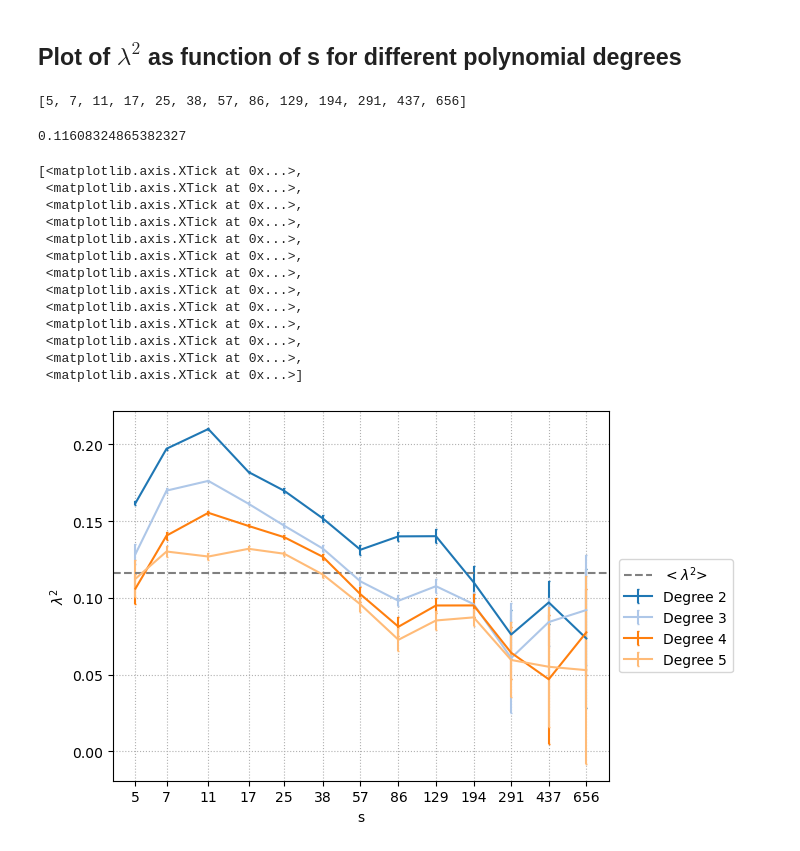
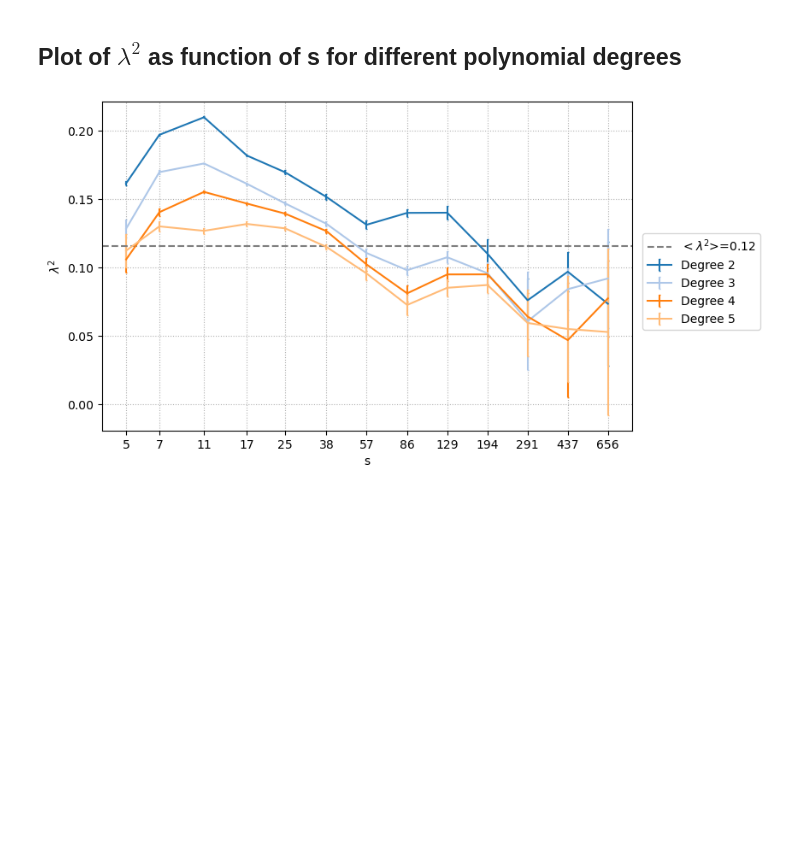
Before and after one commit to threeblueonebrowneyes/Critical-Scale-Invariance-Heart-Rate, a Jupyter notebook: CleanCode_Combined.ipynb, the cells around one changed output. Drawn from its saved outputs; the diff is of its cells as text; code cells hidden in the pictures; blank space fills up the shorter version.

```diff
--- a/CleanCode_Combined.ipynb
+++ b/CleanCode_Combined.ipynb
@@ -170,10 +169,7 @@ Castaing_integral = np.vectorize(castaing_integral)
-# %%
-paths = {'Fantasia':'physionet.org/files/fantasia/1.0.0/', 'MIT':'physionet.org/files/nsrdb/1.0.0/', 'Chfdb': 'physionet.org/files/chfdb/1.0.0/'}
-keys= {'Fantasia':'RR_intervals_original_Fantasia', 'MIT':'RR_intervals_original_MIT', 'Chfdb': 'RR_intervals_original_Chfdb'}
 # %% [markdown]
 ## Possible database are: Fantasia, MIT, Chfdb
 # %%
-database='Fantasia'
+database='MIT'
 path = paths[database]
 key = keys[database]
 files= np.loadtxt(path+'RECORDS', dtype='str')
@@ -390,7 +404,7 @@ Chi squared g 0.001883942704153239
 ## Calculation and Plot of the fitting parameter $\lambda^2$ as function of s for different polynomial degree used in the detrending procedure
 # %%
 #Parameters
-S=[int(1.5**i) for i in range(4, 17)] #value of the scale parameter s considered
+S_dens=[int(1.5**i) for i in range(4, 17)] #value of the scale parameter s considered
 poly_degrees=[i for i in range(2, 6)] #value of the poly degree considered for detrending
 # %%
 #Run only one time and the load the data in the next cell (long time off computation)
@@ -453,52 +467,37 @@ err_lambda_list=np.loadtxt(filename2)
 # %% [markdown]
 
 ## Plot of $\lambda^2$ as function of s for different polynomial degrees
-# %%
-print(str(S))
-# %% [output]
-[5, 7, 11, 17, 25, 38, 57, 86, 129, 194, 291, 437, 656]
 # %%
-fig, ax = plt.subplots(1,1)
+fig, ax = plt.subplots(1,1, figsize=(8,5))
 lambda_square=lambda_list**2 #calculation of lambda^2
 err_lambda_square=(2*err_lambda_list/lambda_square)**2 #propagation of the error on lambda^2
-print(np.mean(lambda_square))
+mean_lambda_squared =np.mean(lambda_square)
 
 for i in range(0,len(poly_degrees)):
     #print(S)
     #print(lambda_square[i,:])
-    ax.errorbar(S, lambda_square[i,:], err_lambda_square[i,:], label='Degree {}'.format(poly_degrees[i]), capsize=1, color=colors[i])
+    ax.errorbar(S_dens, lambda_square[i,:], err_lambda_square[i,:], label='Degree {}'.format(poly_degrees[i]), capsize=1, color=colors[i])
 
 #Plot
 """ fig, ax = plt.subplots(1,1)
 ax.axhline(y=np.mean(lambda_square), linestyle='dashed', color='grey', label = r'$<\lambda^2$>' )
 ax.legend(bbox_to_anchor=(1.02, 0.60), loc='upper left', borderaxespad=0)
 ax.grid(linestyle='dotted')
 ax.set_xscale('log', subs=[])
 ax.set_xlabel('s')
 ax.set_ylabel('$\lambda^2$') """
 
-ax.axhline(y=np.mean(lambda_square), linestyle='dashed', color='grey', label = r'$<\lambda^2$>' )
+ax.axhline(y=mean_lambda_squared, linestyle='dashed', color='grey', label = fr'$<\lambda^2$>={mean_lambda_squared:.2f}' )
 ax.legend(bbox_to_anchor=(1.02, 0.60), loc='upper left', borderaxespad=0)
 ax.grid(linestyle='dotted')
 ax.set_xscale('log', subs=[])
 ax.set_xlabel('s')
 ax.set_ylabel('$\lambda^2$')
 ax.tick_params(axis='x', which='minor', bottom=False,top=False, labelbottom=False)
-ax.set_xticklabels(labels=S)
-ax.set_xticks(S)
+ax.xaxis.set_ticks(S_dens)
+ax.set_xticklabels(labels=S_dens)
+ax.set_xticks(S_dens)
+plt.savefig('lambda_square.png', bbox_inches='tight')
+plt.show()
 # %% [output]
-0.11608324865382327
-[<matplotlib.axis.XTick at 0x...>,
- <matplotlib.axis.XTick at 0x...>,
- <matplotlib.axis.XTick at 0x...>,
- <matplotlib.axis.XTick at 0x...>,
- <matplotlib.axis.XTick at 0x...>,
- <matplotlib.axis.XTick at 0x...>,
- <matplotlib.axis.XTick at 0x...>,
- <matplotlib.axis.XTick at 0x...>,
- <matplotlib.axis.XTick at 0x...>,
- <matplotlib.axis.XTick at 0x...>,
- <matplotlib.axis.XTick at 0x...>,
- <matplotlib.axis.XTick at 0x...>,
- <matplotlib.axis.XTick at 0x...>]
-[figure, old version]
+[figure, new version]
```
Also changed, not shown: parts of 12 cells of this notebook, 23 other files.
